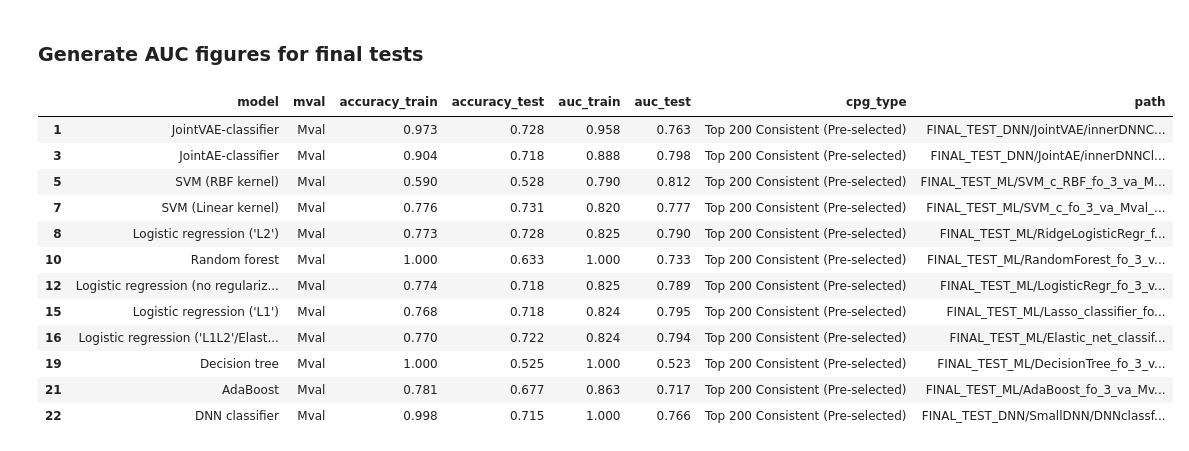
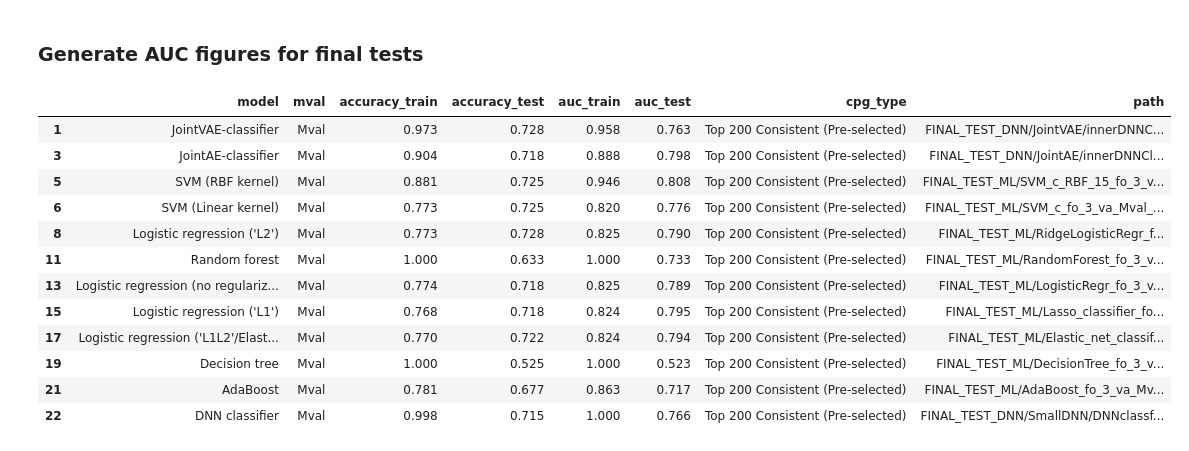
Before and after one commit to AleksandrVSokolov/depression_ML_DL, a Jupyter notebook: FINAL_TEST_performance_book.ipynb, the cells around one changed output. Saved outputs shown, nothing was run; the diff lists cells and outputs as text; code cells hidden in the pictures.

```diff
--- a/FINAL_TEST_performance_book.ipynb
+++ b/FINAL_TEST_performance_book.ipynb
@@ -184,7 +184,7 @@ for x in ml_files:
     dataset = helper_functions.drop_useless_column(dataset)
     dataset.replace({
         'model': {
-            "SVM_c_RBF": "SVM (RBF kernel)",
+            "SVM_c_RBF_15": "SVM (RBF kernel)",
             "SVM_c": "SVM (Linear kernel)",
             "RidgeLogisticRegr": "Logistic regression ('L2')",
             "RandomForest": "Random forest",
@@ -264,7 +264,7 @@ for x in ml_files:
     dataset = helper_functions.drop_useless_column(dataset)
     dataset.replace({
         'model': {
-            "SVM_c_RBF": "SVM (RBF kernel)",
+            "SVM_c_RBF_15": "SVM (RBF kernel)",
             "SVM_c": "SVM (Linear kernel)",
             "RidgeLogisticRegr": "Logistic regression ('L2')",
             "RandomForest": "Random forest",
@@ -275,40 +275,40 @@ for x in ml_files:
             'cpg_type': {
             "ALL":"Top 200 Limma",
             "Top_200_all_consistent_CpGs.txt": "Top 200 Consistent (Pre-selected)"}
     }, inplace=True)
     dataset = dataset[["model",
                        "mval",
                        "accuracy_train",
                        "accuracy_test",
                        "auc_train",
                        "auc_test",
                        "cpg_type",
                        "path"]]
     merged_files.append(dataset)
 merged_files = pandas.concat(merged_files)
 merged_files.loc[:, merged_files.dtypes != "object"] = merged_files.loc[:, merged_files.dtypes != "object"].round(decimals=3)
 
 # Selecting only betas for models (except for VAE)
 merged_files = merged_files[merged_files["mval"] == "Mval"]
 merged_files.reset_index(inplace=True, drop=True)
 for i in range(merged_files.shape[0]):
     if merged_files["cpg_type"].values[i] == "Top 10K Limma":
         merged_files.loc[i, ("model")] = merged_files.loc[i, ("model")] + " 10K"
 
 merged_files_limma = merged_files[merged_files["cpg_type"].isin(["Top 200 Limma", "Top 10K Limma"])]
 merged_files_bias = merged_files[~merged_files["cpg_type"].isin(["Top 200 Limma", "Top 10K Limma"])]
 merged_files_bias
 # %% [output]
 |  | model | mval | accuracy_train | accuracy_test | auc_train | auc_test | cpg_type | path |
 | 1 | JointVAE-classifier | Mval | 0.973 | 0.728 | 0.958 | 0.763 | Top 200 Consistent (Pre-selected) | FINAL_TEST_DNN/JointVAE/innerDNNC... |
 | 3 | JointAE-classifier | Mval | 0.904 | 0.718 | 0.888 | 0.798 | Top 200 Consistent (Pre-selected) | FINAL_TEST_DNN/JointAE/innerDNNCl... |
-| 5 | SVM (RBF kernel) | Mval | 0.590 | 0.528 | 0.790 | 0.812 | Top 200 Consistent (Pre-selected) | FINAL_TEST_ML/SVM_c_RBF_fo_3_va_M... |
-| 7 | SVM (Linear kernel) | Mval | 0.776 | 0.731 | 0.820 | 0.777 | Top 200 Consistent (Pre-selected) | FINAL_TEST_ML/SVM_c_fo_3_va_Mval_... |
+| 5 | SVM (RBF kernel) | Mval | 0.881 | 0.725 | 0.946 | 0.808 | Top 200 Consistent (Pre-selected) | FINAL_TEST_ML/SVM_c_RBF_15_fo_3_v... |
+| 6 | SVM (Linear kernel) | Mval | 0.773 | 0.725 | 0.820 | 0.776 | Top 200 Consistent (Pre-selected) | FINAL_TEST_ML/SVM_c_fo_3_va_Mval_... |
 | 8 | Logistic regression ('L2') | Mval | 0.773 | 0.728 | 0.825 | 0.790 | Top 200 Consistent (Pre-selected) | FINAL_TEST_ML/RidgeLogisticRegr_f... |
-| 10 | Random forest | Mval | 1.000 | 0.633 | 1.000 | 0.733 | Top 200 Consistent (Pre-selected) | FINAL_TEST_ML/RandomForest_fo_3_v... |
-| 12 | Logistic regression (no regulariz... | Mval | 0.774 | 0.718 | 0.825 | 0.789 | Top 200 Consistent (Pre-selected) | FINAL_TEST_ML/LogisticRegr_fo_3_v... |
+| 11 | Random forest | Mval | 1.000 | 0.633 | 1.000 | 0.733 | Top 200 Consistent (Pre-selected) | FINAL_TEST_ML/RandomForest_fo_3_v... |
+| 13 | Logistic regression (no regulariz... | Mval | 0.774 | 0.718 | 0.825 | 0.789 | Top 200 Consistent (Pre-selected) | FINAL_TEST_ML/LogisticRegr_fo_3_v... |
 | 15 | Logistic regression ('L1') | Mval | 0.768 | 0.718 | 0.824 | 0.795 | Top 200 Consistent (Pre-selected) | FINAL_TEST_ML/Lasso_classifier_fo... |
-| 16 | Logistic regression ('L1L2'/Elast... | Mval | 0.770 | 0.722 | 0.824 | 0.794 | Top 200 Consistent (Pre-selected) | FINAL_TEST_ML/Elastic_net_classif... |
+| 17 | Logistic regression ('L1L2'/Elast... | Mval | 0.770 | 0.722 | 0.824 | 0.794 | Top 200 Consistent (Pre-selected) | FINAL_TEST_ML/Elastic_net_classif... |
 | 19 | Decision tree | Mval | 1.000 | 0.525 | 1.000 | 0.523 | Top 200 Consistent (Pre-selected) | FINAL_TEST_ML/DecisionTree_fo_3_v... |
 | 21 | AdaBoost | Mval | 0.781 | 0.677 | 0.863 | 0.717 | Top 200 Consistent (Pre-selected) | FINAL_TEST_ML/AdaBoost_fo_3_va_Mv... |
 | 22 | DNN classifier | Mval | 0.998 | 0.715 | 1.000 | 0.766 | Top 200 Consistent (Pre-selected) | FINAL_TEST_DNN/SmallDNN/DNNclassf... |
```
Also changed, not shown: parts of 4 cells of this notebook, 16 other files.
